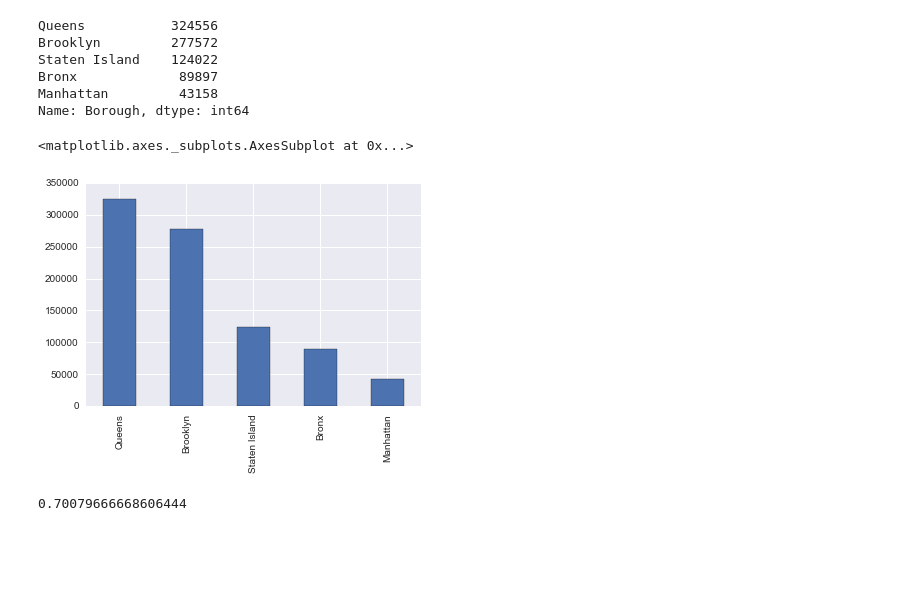
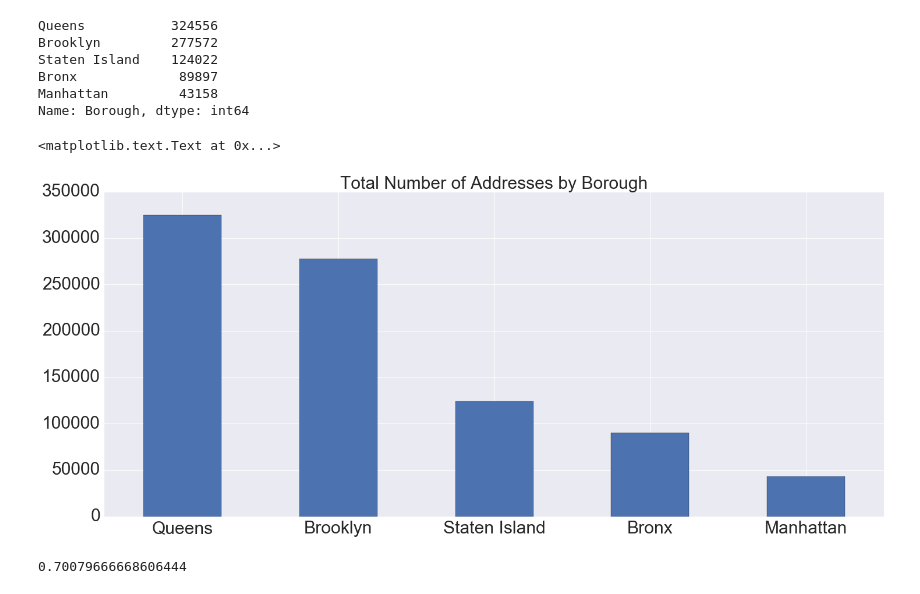
Before and after one commit to ResidentMario/nyc-buildings, a Jupyter notebook: address-data-visualization.ipynb, the cells around one changed output. Saved outputs shown, nothing was run; the diff lists cells and outputs as text; code cells hidden in the pictures; blank space fills up the shorter version.

```diff
--- a/address-data-visualization.ipynb
+++ b/address-data-visualization.ipynb
@@ -37,11 +37,13 @@ Staten Island    124022
 Bronx             89897
 Manhattan         43158
 Name: Borough, dtype: int64
-# %%
-pluto['Borough'].value_counts().plot(kind='bar')
-# %% [output]
-<matplotlib.axes._subplots.AxesSubplot at 0x...>
-[figure, removed]
+# %%
+ax = pluto['Borough'].value_counts().plot(kind='bar', figsize=(24, 10), fontsize=30)
+ax.set_xticklabels(ax.get_xticklabels(), fontsize=30, ha='center', rotation=0)
+ax.set_title("Total Number of Addresses by Borough", fontsize=30)
+# %% [output]
+<matplotlib.text.Text at 0x...>
+[figure, added]
 # %%
 pluto['Borough'].value_counts()[['Queens', 'Brooklyn']].sum() / pluto['Borough'].value_counts().sum()
 # %% [output]
```
Also changed, not shown: parts of 12 cells of this notebook.
